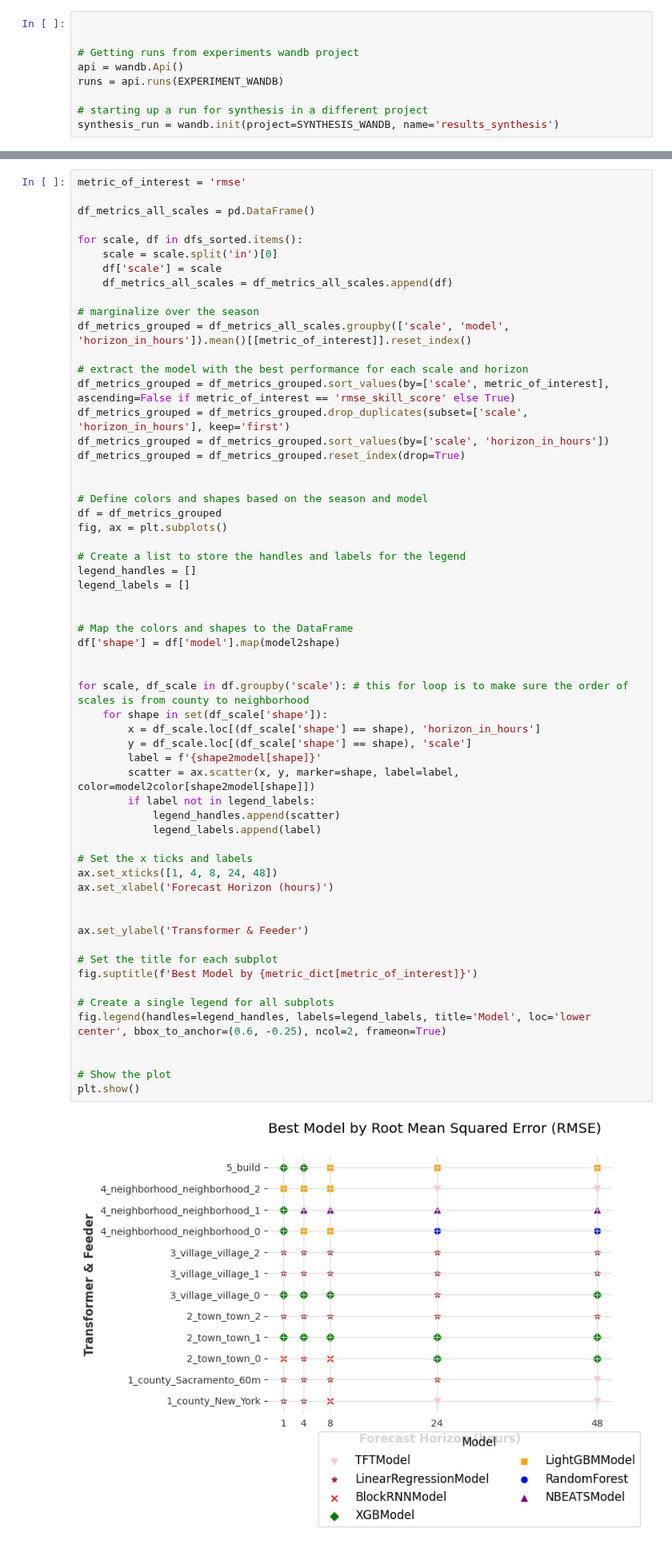
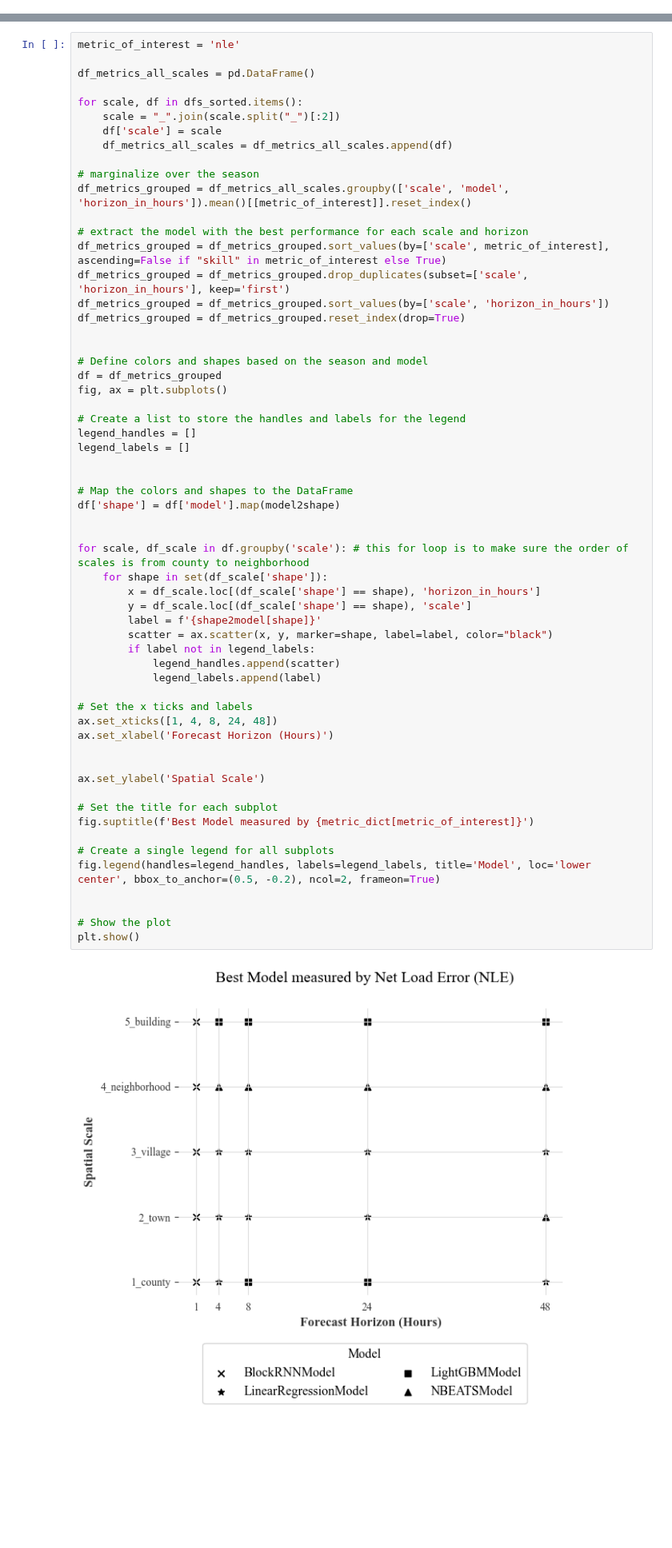
Before and after one commit to NikolausHouben/City-Scale-Electricity-Use-Prediction, a Jupyter notebook: bin/synthesis.ipynb, the cells around one changed output, grey strips where cells are left out. Shown at 80% size. Cells and saved outputs as stored; diff of their text form; blank space fills up the shorter version.

```diff
--- a/bin/synthesis.ipynb
+++ b/bin/synthesis.ipynb
@@ -30,12 +30,3 @@ print("Current working directory: " + os.getcwd())
 assert os.getcwd()[-8:] == "WattCast"
 # %% [output]
 Current working directory: /Users/nikolaushouben/Desktop/WattCast
-# %%
-
-
-# Getting runs from experiments wandb project
-api = wandb.Api()
-runs = api.runs(EXPERIMENT_WANDB)
-
-# starting up a run for synthesis in a different project
-synthesis_run = wandb.init(project=SYNTHESIS_WANDB, name='results_synthesis')
@@ -321,12 +329,12 @@ for format in ['png', 'pdf']:
 # %% [markdown]
 ### Plot 3: Comparing Spatial Scales (mean of seasons and datasets)
 # %%
-metric_of_interest = 'rmse'
+metric_of_interest = 'nle'
 
 df_metrics_all_scales = pd.DataFrame()
 
 for scale, df in dfs_sorted.items():
-    scale = scale.split('in')[0]
+    scale = "_".join(scale.split("_")[:2])
     df['scale'] = scale
     df_metrics_all_scales = df_metrics_all_scales.append(df)
 
@@ -334,7 +342,7 @@ for scale, df in dfs_sorted.items():
 df_metrics_grouped = df_metrics_all_scales.groupby(['scale', 'model', 'horizon_in_hours']).mean()[[metric_of_interest]].reset_index()
 
 # extract the model with the best performance for each scale and horizon
-df_metrics_grouped = df_metrics_grouped.sort_values(by=['scale', metric_of_interest], ascending=False if metric_of_interest == 'rmse_skill_score' else True)
+df_metrics_grouped = df_metrics_grouped.sort_values(by=['scale', metric_of_interest], ascending=False if "skill" in metric_of_interest else True)
 df_metrics_grouped = df_metrics_grouped.drop_duplicates(subset=['scale', 'horizon_in_hours'], keep='first')
 df_metrics_grouped = df_metrics_grouped.sort_values(by=['scale', 'horizon_in_hours'])
 df_metrics_grouped = df_metrics_grouped.reset_index(drop=True)
@@ -348,39 +356,39 @@ fig, ax = plt.subplots()
 legend_handles = []
 legend_labels = []
 
 
 # Map the colors and shapes to the DataFrame
 df['shape'] = df['model'].map(model2shape)
 
 
 for scale, df_scale in df.groupby('scale'): # this for loop is to make sure the order of scales is from county to neighborhood
     for shape in set(df_scale['shape']):
         x = df_scale.loc[(df_scale['shape'] == shape), 'horizon_in_hours']
         y = df_scale.loc[(df_scale['shape'] == shape), 'scale']
         label = f'{shape2model[shape]}'
-        scatter = ax.scatter(x, y, marker=shape, label=label, color=model2color[shape2model[shape]])
+        scatter = ax.scatter(x, y, marker=shape, label=label, color="black")
         if label not in legend_labels:
             legend_handles.append(scatter)
             legend_labels.append(label)
 
 # Set the x ticks and labels
 ax.set_xticks([1, 4, 8, 24, 48])
-ax.set_xlabel('Forecast Horizon (hours)')
+ax.set_xlabel('Forecast Horizon (Hours)')
 
 
-ax.set_ylabel('Transformer & Feeder')
+ax.set_ylabel('Spatial Scale')
 
 # Set the title for each subplot
-fig.suptitle(f'Best Model by {metric_dict[metric_of_interest]}')
+fig.suptitle(f'Best Model measured by {metric_dict[metric_of_interest]}')
 
 # Create a single legend for all subplots
-fig.legend(handles=legend_handles, labels=legend_labels, title='Model', loc='lower center', bbox_to_anchor=(0.6, -0.25), ncol=2, frameon=True)
+fig.legend(handles=legend_handles, labels=legend_labels, title='Model', loc='lower center', bbox_to_anchor=(0.5, -0.2), ncol=2, frameon=True)
 
 
 # Show the plot
 plt.show()
 # %% [output]
-[figure, old version]
+[figure, new version]
 # %%
 
 for format in ['png', 'pdf']:
```
Also changed, not shown: parts of 24 cells of this notebook, 28 other files.
